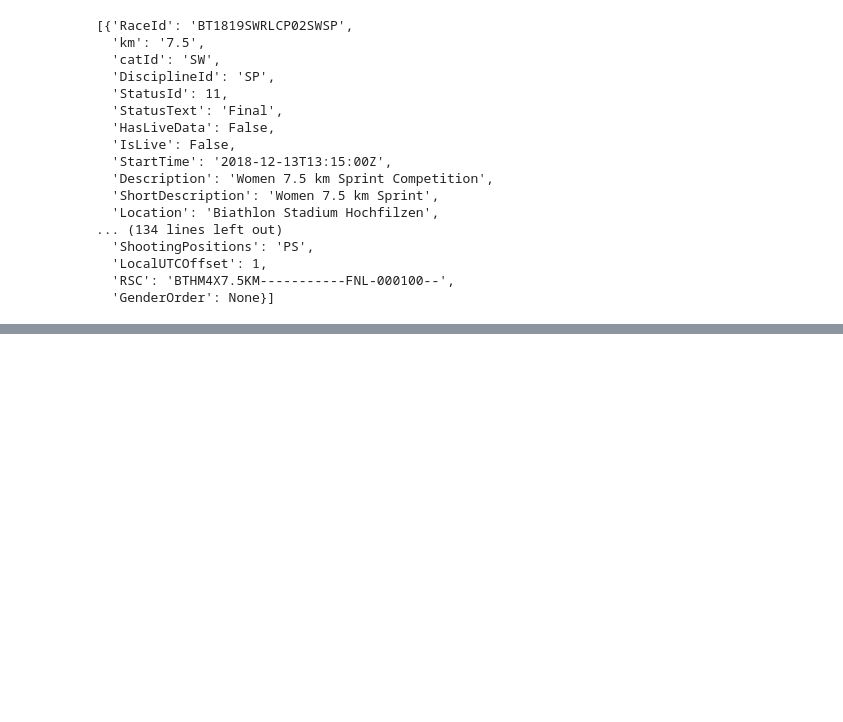
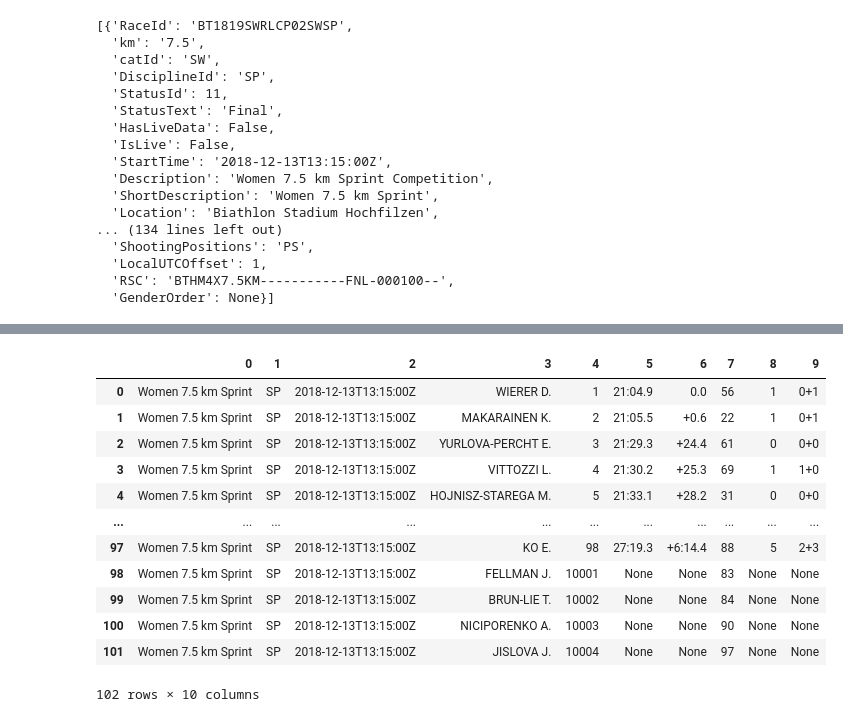
Before and after one commit to weisja4/wc_biathlon, a Jupyter notebook: Biathlon Data.ipynb, the cells around one changed output, grey strips where cells are left out. Cells and saved outputs as stored; diff of their text form; code cells hidden in the pictures; blank space fills up the shorter version.

Commit message:
Friday Afternoon, First race done

```diff
--- a/Biathlon Data.ipynb
+++ b/Biathlon Data.ipynb
@@ -224,0 +285,6 @@ sprint[10]['Name'], sprint[10]['Rank'],sprint[10]['TotalTime']
+# %%
+season = events(1819,1)
+event = season[1]
+
+comp = competitions(event['EventId'])
+comp
@@ -224,0 +309,6 @@ sprint[10]['Name'], sprint[10]['Rank'],sprint[10]['TotalTime']
+# %%
+race = comp[0]
+final = results(race['RaceId'])
+final
+# output = final[0]['ShortName'], final[0]['ResultOrder'],final[0]['TotalTime'], final[0]['Behind'], final[0]['StartOrder'], final[0]['ShootingTotal'], final[0]['Shootings']
+# output
@@ -224,0 +333,28 @@ sprint[10]['Name'], sprint[10]['Rank'],sprint[10]['TotalTime']
+# %%
+complete = []
+race_id = results(race['RaceId'])
+race_result = race_id['Results']
+race_info = race_id['Competition']
+
+for i in range(len(race_result)):
+    race_results = ((race_result[i]['ShortName'], race_result[i]['ResultOrder'],race_result[i]['TotalTime'], race_result[i]['Behind'], race_result[i]['StartOrder'], race_result[i]['ShootingTotal'], race_result[i]['Shootings']))
+    race_infos = race_info['ShortDescription'], race_info['DisciplineId'], race_info['StartTime']
+    comb_result = race_infos + race_results
+    complete.append(comb_result)
+# %%
+full_result = pd.DataFrame(complete)
+full_result
+# %% [output]
+|  | 0 | 1 | 2 | 3 | 4 | 5 | 6 | 7 | 8 | 9 |
+| 0 | Women 7.5 km Sprint | SP | 2018-12-13T13:15:00Z | WIERER D. | 1 | 21:04.9 | 0.0 | 56 | 1 | 0+1 |
+| 1 | Women 7.5 km Sprint | SP | 2018-12-13T13:15:00Z | MAKARAINEN K. | 2 | 21:05.5 | +0.6 | 22 | 1 | 0+1 |
+| 2 | Women 7.5 km Sprint | SP | 2018-12-13T13:15:00Z | YURLOVA-PERCHT E. | 3 | 21:29.3 | +24.4 | 61 | 0 | 0+0 |
+| 3 | Women 7.5 km Sprint | SP | 2018-12-13T13:15:00Z | VITTOZZI L. | 4 | 21:30.2 | +25.3 | 69 | 1 | 1+0 |
+| 4 | Women 7.5 km Sprint | SP | 2018-12-13T13:15:00Z | HOJNISZ-STAREGA M. | 5 | 21:33.1 | +28.2 | 31 | 0 | 0+0 |
+| ... | ... | ... | ... | ... | ... | ... | ... | ... | ... | ... |
+| 97 | Women 7.5 km Sprint | SP | 2018-12-13T13:15:00Z | KO E. | 98 | 27:19.3 | +6:14.4 | 88 | 5 | 2+3 |
+| 98 | Women 7.5 km Sprint | SP | 2018-12-13T13:15:00Z | FELLMAN J. | 10001 | None | None | 83 | None | None |
+| 99 | Women 7.5 km Sprint | SP | 2018-12-13T13:15:00Z | BRUN-LIE T. | 10002 | None | None | 84 | None | None |
+| 100 | Women 7.5 km Sprint | SP | 2018-12-13T13:15:00Z | NICIPORENKO A. | 10003 | None | None | 90 | None | None |
+| 101 | Women 7.5 km Sprint | SP | 2018-12-13T13:15:00Z | JISLOVA J. | 10004 | None | None | 97 | None | None |
+102 rows × 10 columns
```
Also changed, not shown: parts of 19 cells of this notebook.
